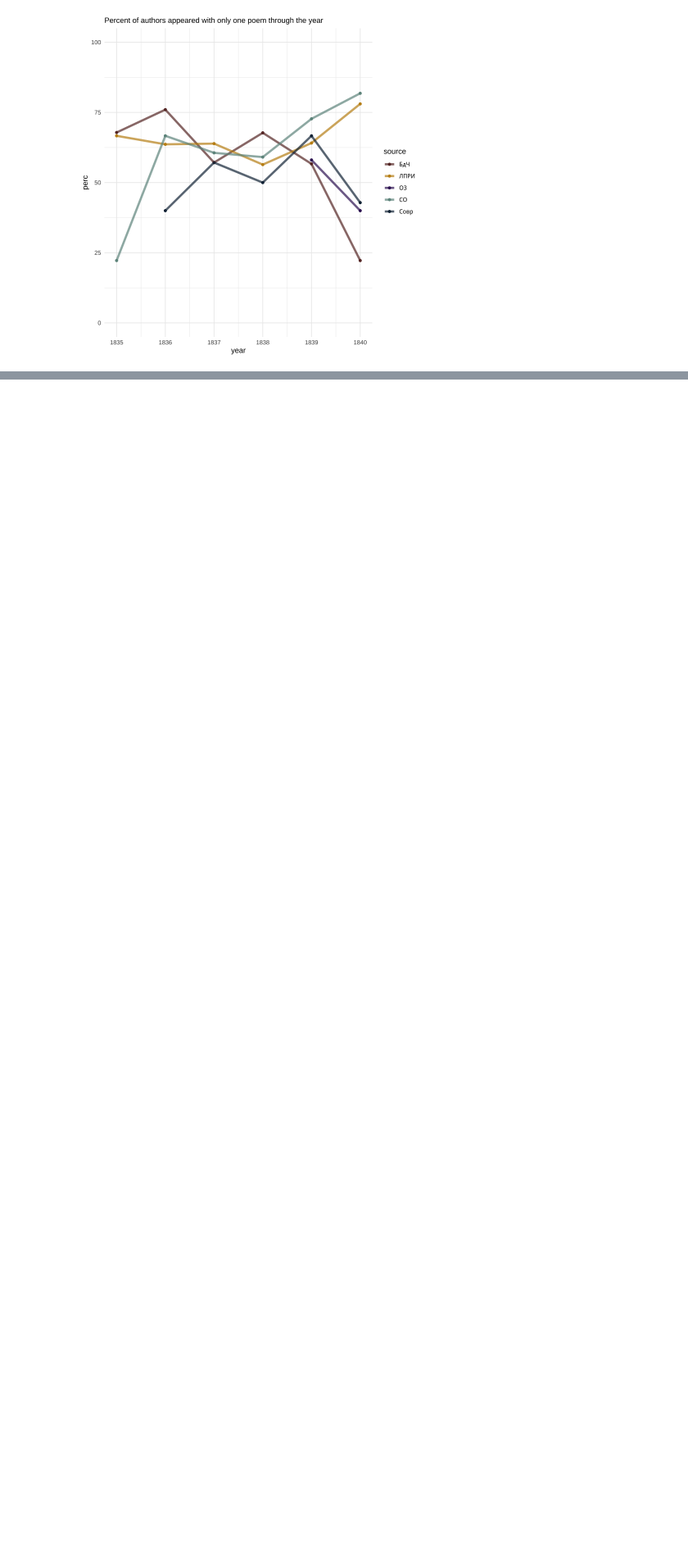
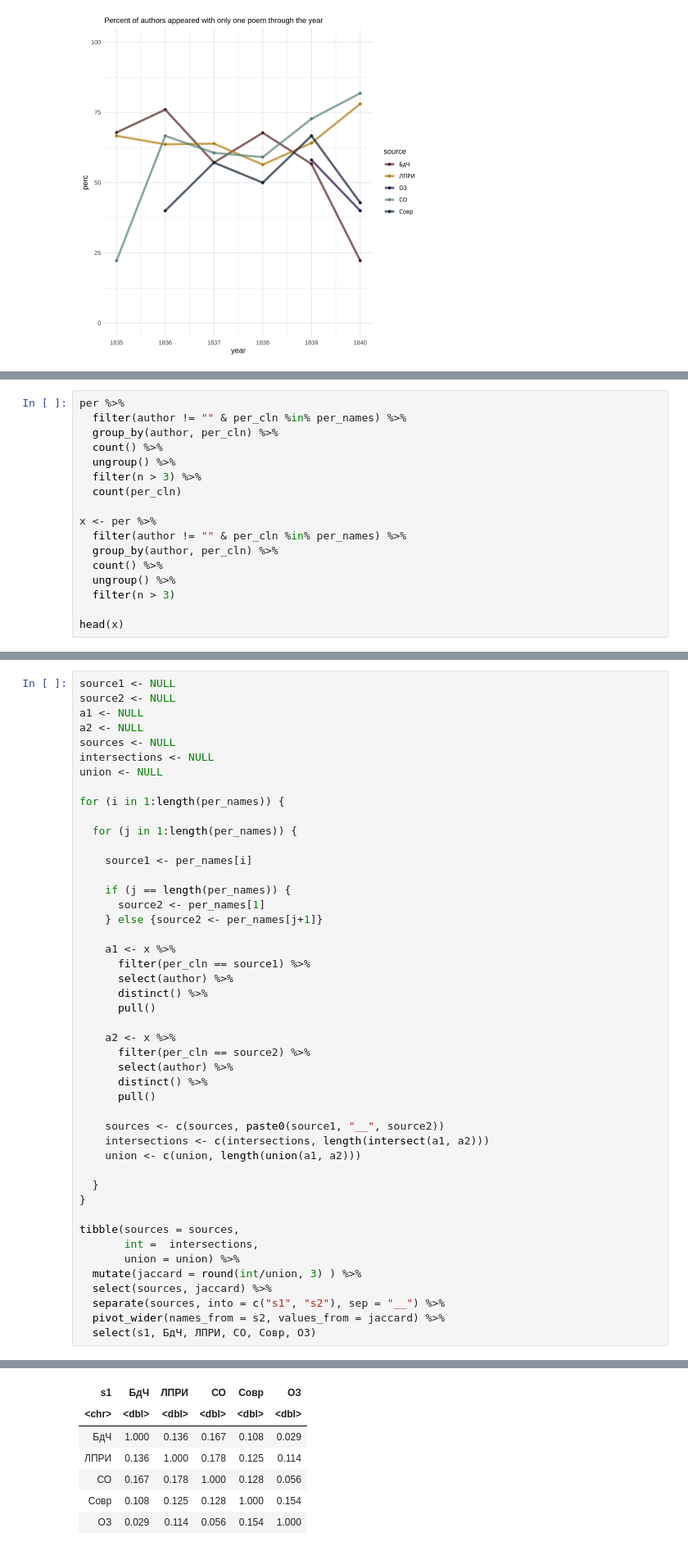
Before and after one commit to tonyamart/corpus35_pr, a Jupyter notebook: scr/02_chapter/02_2_periodicals_overview.ipynb, the cells around one changed output, grey strips where cells are left out. Shown at 82% size. Drawn from its saved outputs; the diff is of its cells as text; blank space fills up the shorter version.

```diff
--- a/scr/02_chapter/02_2_periodicals_overview.ipynb
+++ b/scr/02_chapter/02_2_periodicals_overview.ipynb
@@ -868,0 +941,17 @@ Warning message:
+# %%
+per %>%
+  filter(author != "" & per_cln %in% per_names) %>%
+  group_by(author, per_cln) %>%
+  count() %>%
+  ungroup() %>%
+  filter(n > 3) %>%
+  count(per_cln)
+
+x <- per %>%
+  filter(author != "" & per_cln %in% per_names) %>%
+  group_by(author, per_cln) %>%
+  count() %>%
+  ungroup() %>%
+  filter(n > 3)
+
+head(x)
@@ -868,0 +976,47 @@ Warning message:
+# %%
+source1 <- NULL
+source2 <- NULL
+a1 <- NULL
+a2 <- NULL
+sources <- NULL
+intersections <- NULL
+union <- NULL
+
+for (i in 1:length(per_names)) {
+
+  for (j in 1:length(per_names)) {
+
+    source1 <- per_names[i]
+
+    if (j == length(per_names)) {
+      source2 <- per_names[1]
+    } else {source2 <- per_names[j+1]}
+
+    a1 <- x %>%
+      filter(per_cln == source1) %>%
+      select(author) %>%
+      distinct() %>%
+      pull()
+
+    a2 <- x %>%
+      filter(per_cln == source2) %>%
+      select(author) %>%
+      distinct() %>%
+      pull()
+
+    sources <- c(sources, paste0(source1, "__", source2))
+    intersections <- c(intersections, length(intersect(a1, a2)))
+    union <- c(union, length(union(a1, a2)))
+
+  }
+}
+
+tibble(sources = sources,
+       int =  intersections,
+       union = union) %>%
+  mutate(jaccard = round(int/union, 3) ) %>%
+  select(sources, jaccard) %>%
+  separate(sources, into = c("s1", "s2"), sep = "__") %>%
+  pivot_wider(names_from = s2, values_from = jaccard) %>%
+  select(s1, БдЧ, ЛПРИ, СО, Совр, ОЗ)
+# %% [output]
@@ -868,0 +1024,7 @@ Warning message:
+| s1 | БдЧ | ЛПРИ | СО | Совр | ОЗ |
+| <chr> | <dbl> | <dbl> | <dbl> | <dbl> | <dbl> |
+| БдЧ | 1.000 | 0.136 | 0.167 | 0.108 | 0.029 |
+| ЛПРИ | 0.136 | 1.000 | 0.178 | 0.125 | 0.114 |
+| СО | 0.167 | 0.178 | 1.000 | 0.128 | 0.056 |
+| Совр | 0.108 | 0.125 | 0.128 | 1.000 | 0.154 |
+| ОЗ | 0.029 | 0.114 | 0.056 | 0.154 | 1.000 |
```
Also changed, not shown: parts of 10 cells of this notebook, 1 other file.
